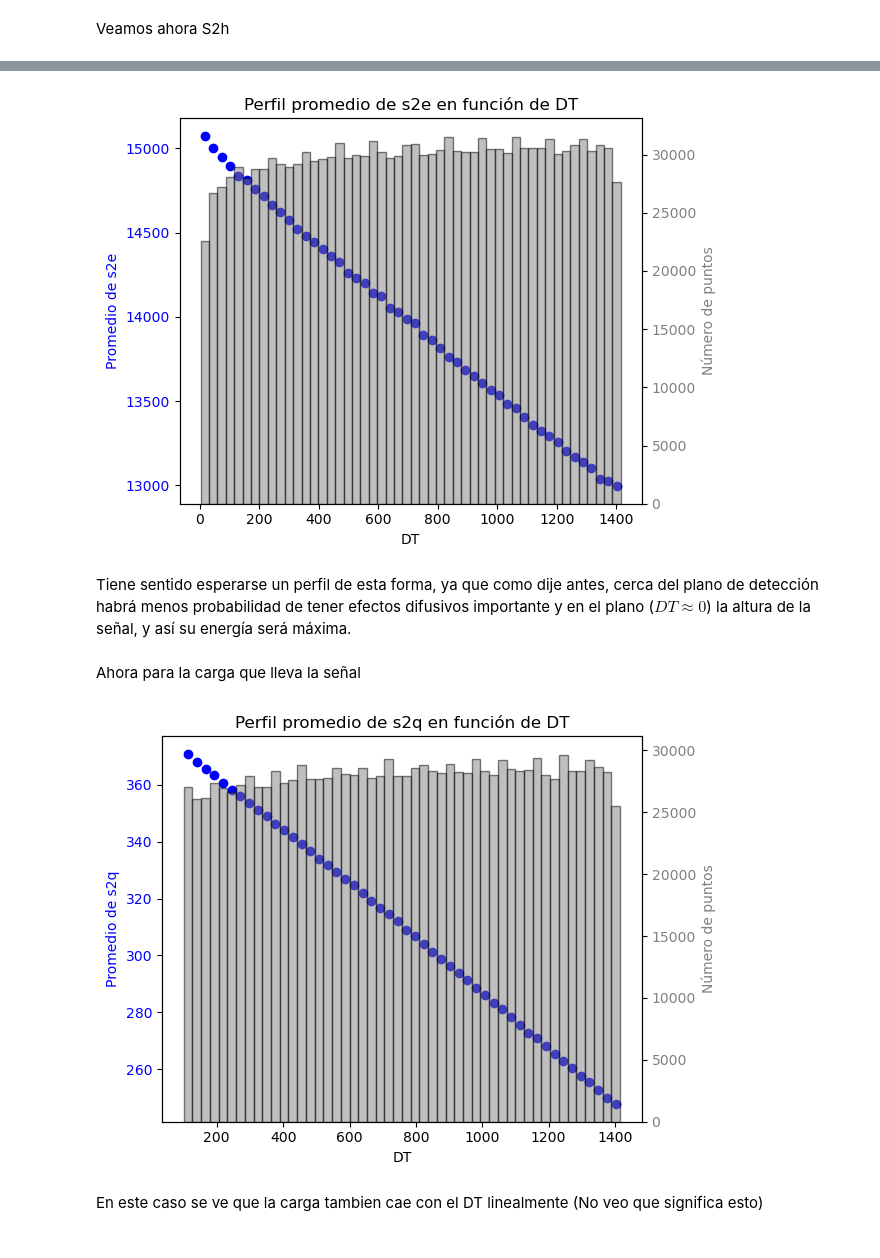
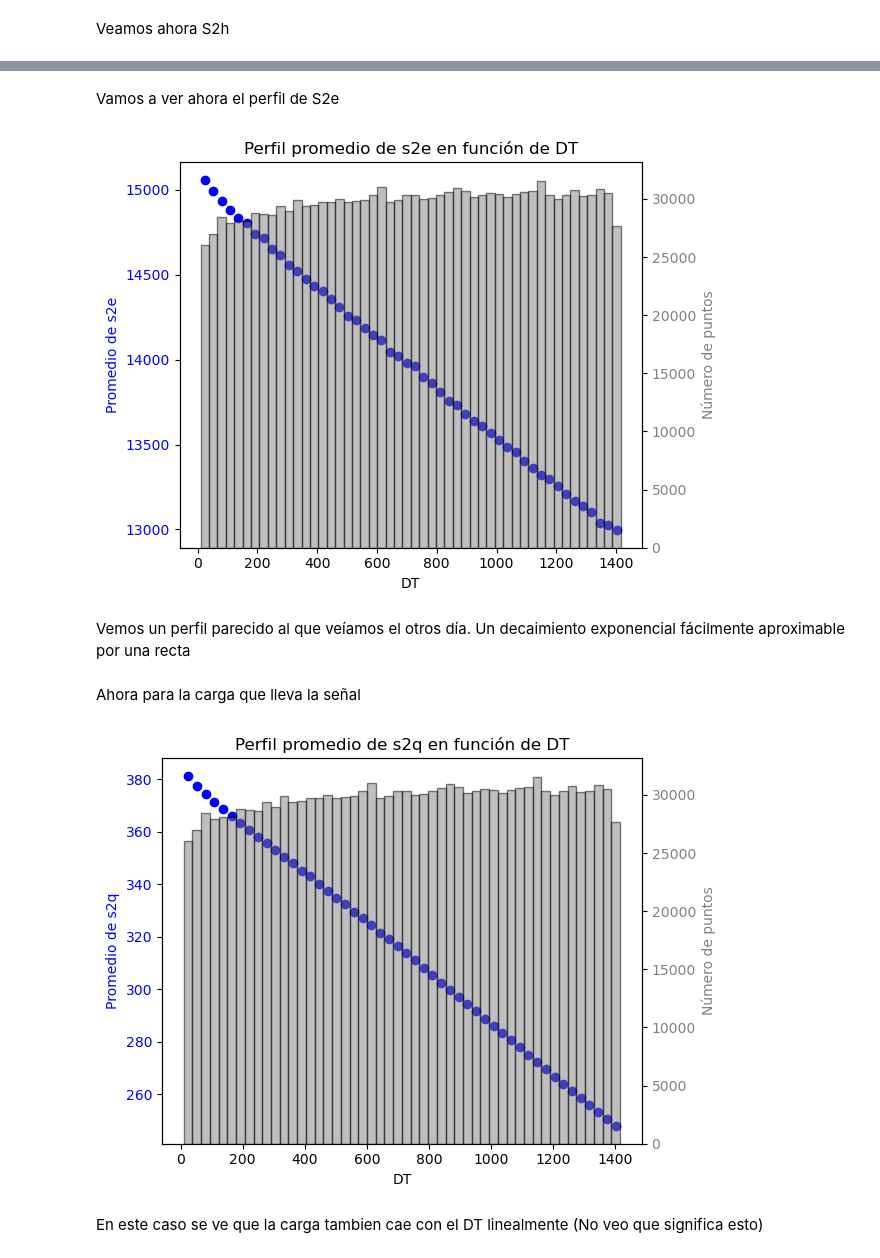
Before and after one commit to pablovzqz/TFM_pablo_vazquez, a Jupyter notebook: TFM Perfiles señales S1 S2, distribución parámetros y Energía en xy bineada.ipynb, the cells around one changed output, grey strips where cells are left out. Saved outputs shown, nothing was run; the diff lists cells and outputs as text; code cells hidden in the pictures.

```diff
--- a/TFM Perfiles señales S1 S2, distribución parámetros y Energía en xy bineada.ipynb
+++ b/TFM Perfiles señales S1 S2, distribución parámetros y Energía en xy bineada.ipynb
@@ -62,9 +48,9 @@ kdst
 | 1490091 | 6399198 | 6.399199e+12 | 0 | 0 | 1 | 1 | 200.0 | 6.0 | 15.0 | 10000.0 | ... | ... |
 1490092 rows × 26 columns
 # %%
-for i in range(len(kdst['S2w'])):
-    if kdst['S2w'][i]<0:
-        print(i)
+#for i in range(len(kdst['S2w'])):
+ #   if kdst['S2w'][i]<0:
+  #      print(i)
 # %% [markdown]
 ## PROFILE DE LOS DATOS
 # %% [markdown]
@@ -198,11 +154,9 @@ plt.show()
+# %% [markdown]
+Vamos a ver ahora el perfil de S2e
 # %%
-n_bins = 50
-
-s2e = kdst['S2e']
 DT = kdst['DT']
-
-s2e = np.array([s for s, d in zip(s2e, DT) if d > 00])
-DT=np.array([i for i in DT if i>00])
+s2e = np.array([s for s, d in zip(s2e, DT) if d > 10])
+DT=np.array([i for i in DT if i> 10])
 
 mean_s2e, bin_edges, _ = binned_statistic(DT, s2e, statistic='mean', bins=n_bins)
 std_s2e, _, _ = binned_statistic(DT, s2e, statistic='std', bins=n_bins)
@@ -227,48 +181,44 @@ ax2.tick_params(axis='y', labelcolor='gray')
 fig.tight_layout()
 plt.show()
 # %% [output]
-[figure, old version]
+[figure, new version]
 # %% [markdown]
-Tiene sentido esperarse un perfil de esta forma, ya que como dije antes, cerca del plano de detección habrá menos probabilidad de tener efectos difusivos importante y en el plano ($DT\approx 0$) la altura de la señal, y así su energía será máxima.
+Vemos un perfil parecido al que veíamos el otros día. Un decaimiento exponencial fácilmente aproximable por una recta
 # %% [markdown]
 Ahora para la carga que lleva la señal
 # %%
-n_bins = 50
-
-s2q = kdst['S2q']
 DT = kdst['DT']
-
-s2q = np.array([s for s, d in zip(s2q, DT) if d > 100])
-DT=np.array([i for i in DT if i>100])
+s2q = np.array([s for s, d in zip(s2q, DT) if d > 10])
+DT=np.array([i for i in DT if i> 10])
 
 # Calcular la media y desviación estándar de DT en bins de s2w
 mean_s2q, bin_edges, _ = binned_statistic(DT, s2q, statistic='mean', bins=n_bins)
 std_s2q, _, _ = binned_statistic(DT, s2q, statistic='std', bins=n_bins)
 count, _, _ = binned_statistic(DT, s2q, statistic='count', bins=n_bins)
 
 bin_centers = (bin_edges[:-1] + bin_edges[1:]) / 2
 uncertainty = std_s2q / np.sqrt(count)
 
 # Plotting
 fig, ax1 = plt.subplots()
 
 ax1.plot(bin_centers, mean_s2q, 'bo', label='Perfil con incertidumbre')
 ax1.set_xlabel("DT")
 ax1.set_ylabel("Promedio de s2q", color='b')
 ax1.tick_params(axis='y', labelcolor='b')
 ax1.set_title("Perfil promedio de s2q en función de DT")
 
 # Create a second y-axis for the histogram (data count)
 ax2 = ax1.twinx()
 ax2.bar(bin_centers, count, width=(bin_edges[1] - bin_edges[0]), alpha=0.5, color='gray', label='Número de puntos', edgecolor='black')
 ax2.set_ylabel("Número de puntos", color='gray')
 ax2.tick_params(axis='y', labelcolor='gray')
 
 # Display legends and layout
 fig.tight_layout()
 plt.show()
 # %% [output]
-[figure, old version]
+[figure, new version]
 # %% [markdown]
 En este caso se ve que la carga tambien cae con el DT linealmente (No veo que significa esto)
 # %% [markdown]
```
Also changed, not shown: parts of 24 cells of this notebook.
